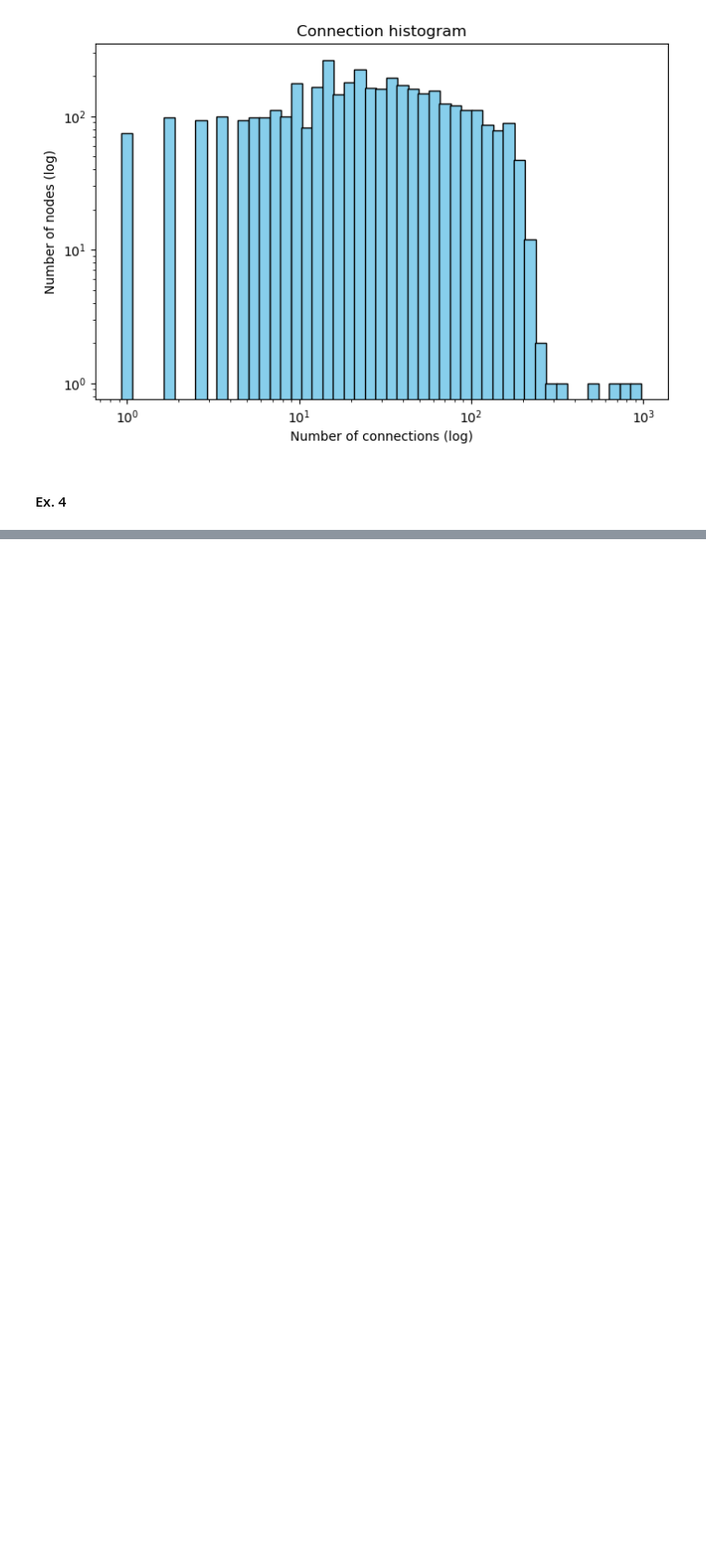
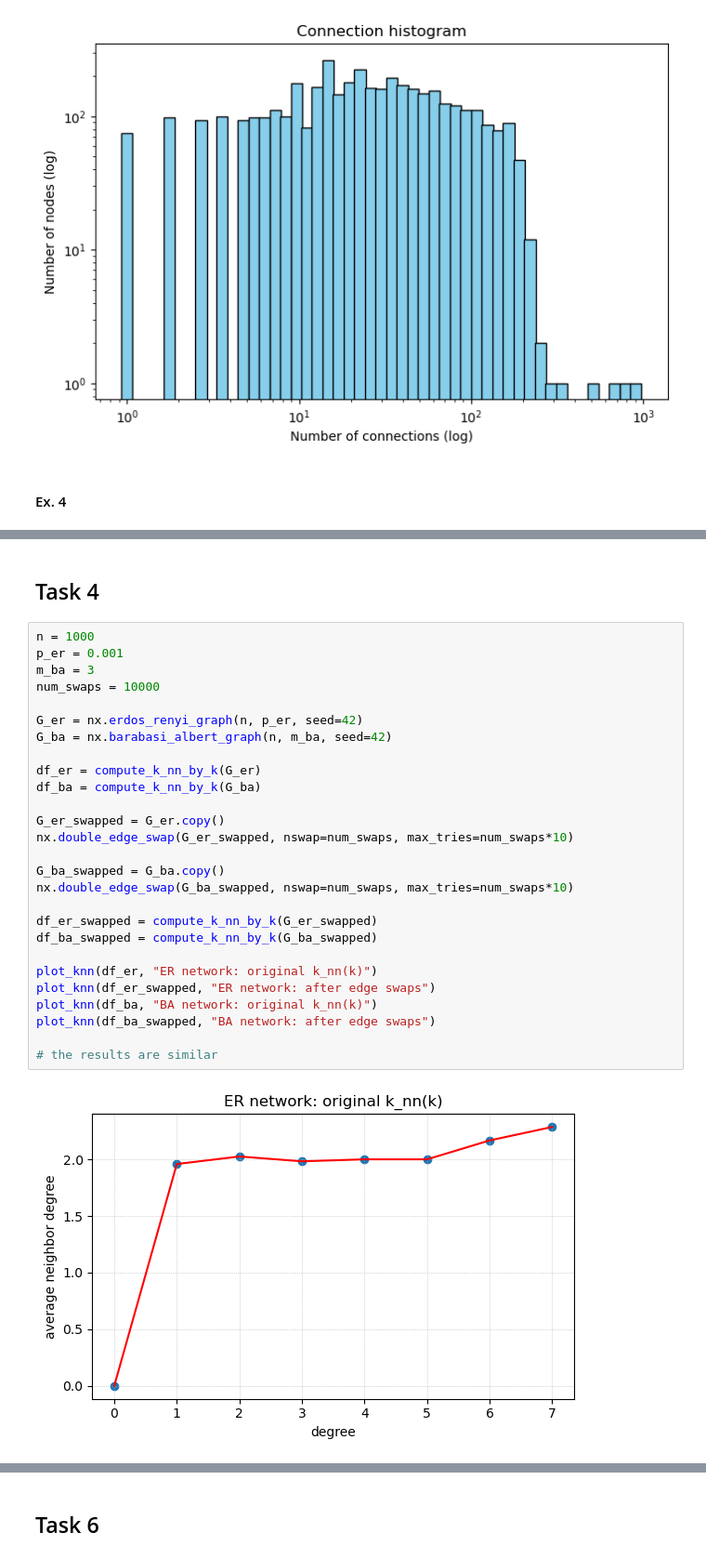
Before and after one commit to kubek22/SNARS, a Jupyter notebook: project4/project4.ipynb, the cells around one changed output, grey strips where cells are left out. Shown at 93% size. Saved outputs shown, nothing was run; the diff lists cells and outputs as text; blank space fills up the shorter version.

```diff
--- a/project4/project4.ipynb
+++ b/project4/project4.ipynb
@@ -91,0 +207,31 @@ plt.show()
+# %% [markdown]
+## Task 4
+# %%
+n = 1000
+p_er = 0.001
+m_ba = 3
+num_swaps = 10000
+
+G_er = nx.erdos_renyi_graph(n, p_er, seed=42)
+G_ba = nx.barabasi_albert_graph(n, m_ba, seed=42)
+
+df_er = compute_k_nn_by_k(G_er)
+df_ba = compute_k_nn_by_k(G_ba)
+
+G_er_swapped = G_er.copy()
+nx.double_edge_swap(G_er_swapped, nswap=num_swaps, max_tries=num_swaps*10)
+
+G_ba_swapped = G_ba.copy()
+nx.double_edge_swap(G_ba_swapped, nswap=num_swaps, max_tries=num_swaps*10)
+
+df_er_swapped = compute_k_nn_by_k(G_er_swapped)
+df_ba_swapped = compute_k_nn_by_k(G_ba_swapped)
+
+plot_knn(df_er, "ER network: original k_nn(k)")
+plot_knn(df_er_swapped, "ER network: after edge swaps")
+plot_knn(df_ba, "BA network: original k_nn(k)")
+plot_knn(df_ba_swapped, "BA network: after edge swaps")
+
+# the results are similar
+# %% [output]
+[figure, added]
@@ -91,0 +241,2 @@ plt.show()
+# %% [markdown]
+## Task 6
```
Also changed, not shown: parts of 10 cells of this notebook.
